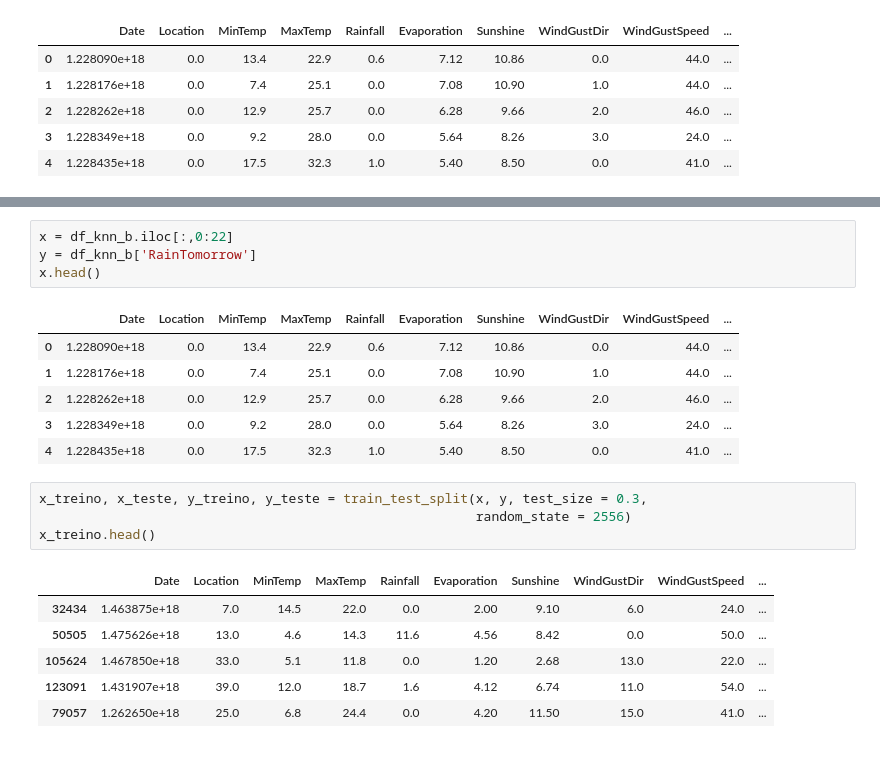
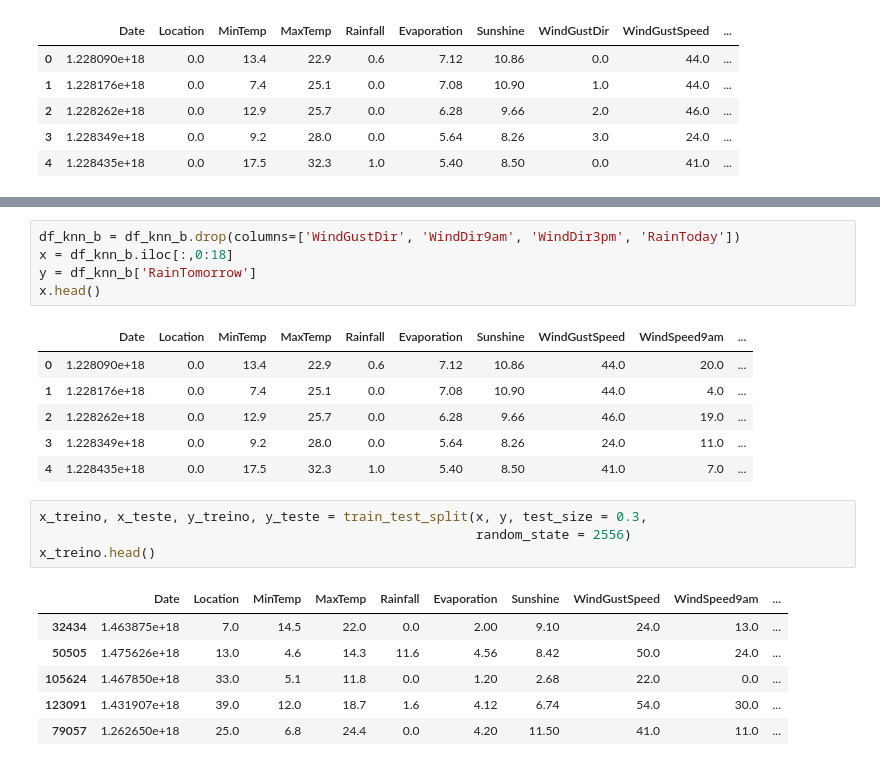
Before and after one commit to arthurnovello/ECM514-Ciencia_dos_Dados, a Jupyter notebook: AUS_ANN_ECM514.ipynb, the cells around one changed output, grey strips where cells are left out. Saved outputs shown, nothing was run; the diff lists cells and outputs as text.

```diff
--- a/AUS_ANN_ECM514.ipynb
+++ b/AUS_ANN_ECM514.ipynb
@@ -495,25 +495,26 @@ RainToday        0
 RainTomorrow     0
 dtype: int64
 # %%
-x = df_knn_b.iloc[:,0:22]
+df_knn_b = df_knn_b.drop(columns=['WindGustDir', 'WindDir9am', 'WindDir3pm', 'RainToday'])
+x = df_knn_b.iloc[:,0:18]
 y = df_knn_b['RainTomorrow']
 x.head()
 # %% [output]
-|  | Date | Location | MinTemp | MaxTemp | Rainfall | Evaporation | Sunshine | WindGustDir | WindGustSpeed | ... |
-| 0 | 1.228090e+18 | 0.0 | 13.4 | 22.9 | 0.6 | 7.12 | 10.86 | 0.0 | 44.0 | ... |
-| 1 | 1.228176e+18 | 0.0 | 7.4 | 25.1 | 0.0 | 7.08 | 10.90 | 1.0 | 44.0 | ... |
-| 2 | 1.228262e+18 | 0.0 | 12.9 | 25.7 | 0.0 | 6.28 | 9.66 | 2.0 | 46.0 | ... |
-| 3 | 1.228349e+18 | 0.0 | 9.2 | 28.0 | 0.0 | 5.64 | 8.26 | 3.0 | 24.0 | ... |
-| 4 | 1.228435e+18 | 0.0 | 17.5 | 32.3 | 1.0 | 5.40 | 8.50 | 0.0 | 41.0 | ... |
+|  | Date | Location | MinTemp | MaxTemp | Rainfall | Evaporation | Sunshine | WindGustSpeed | WindSpeed9am | ... |
+| 0 | 1.228090e+18 | 0.0 | 13.4 | 22.9 | 0.6 | 7.12 | 10.86 | 44.0 | 20.0 | ... |
+| 1 | 1.228176e+18 | 0.0 | 7.4 | 25.1 | 0.0 | 7.08 | 10.90 | 44.0 | 4.0 | ... |
+| 2 | 1.228262e+18 | 0.0 | 12.9 | 25.7 | 0.0 | 6.28 | 9.66 | 46.0 | 19.0 | ... |
+| 3 | 1.228349e+18 | 0.0 | 9.2 | 28.0 | 0.0 | 5.64 | 8.26 | 24.0 | 11.0 | ... |
+| 4 | 1.228435e+18 | 0.0 | 17.5 | 32.3 | 1.0 | 5.40 | 8.50 | 41.0 | 7.0 | ... |
 # %%
 x_treino, x_teste, y_treino, y_teste = train_test_split(x, y, test_size = 0.3,
                                                         random_state = 2556)
 x_treino.head()
 # %% [output]
-|  | Date | Location | MinTemp | MaxTemp | Rainfall | Evaporation | Sunshine | WindGustDir | WindGustSpeed | ... |
-| 32434 | 1.463875e+18 | 7.0 | 14.5 | 22.0 | 0.0 | 2.00 | 9.10 | 6.0 | 24.0 | ... |
-| 50505 | 1.475626e+18 | 13.0 | 4.6 | 14.3 | 11.6 | 4.56 | 8.42 | 0.0 | 50.0 | ... |
-| 105624 | 1.467850e+18 | 33.0 | 5.1 | 11.8 | 0.0 | 1.20 | 2.68 | 13.0 | 22.0 | ... |
-| 123091 | 1.431907e+18 | 39.0 | 12.0 | 18.7 | 1.6 | 4.12 | 6.74 | 11.0 | 54.0 | ... |
-| 79057 | 1.262650e+18 | 25.0 | 6.8 | 24.4 | 0.0 | 4.20 | 11.50 | 15.0 | 41.0 | ... |
+|  | Date | Location | MinTemp | MaxTemp | Rainfall | Evaporation | Sunshine | WindGustSpeed | WindSpeed9am | ... |
+| 32434 | 1.463875e+18 | 7.0 | 14.5 | 22.0 | 0.0 | 2.00 | 9.10 | 24.0 | 13.0 | ... |
+| 50505 | 1.475626e+18 | 13.0 | 4.6 | 14.3 | 11.6 | 4.56 | 8.42 | 50.0 | 24.0 | ... |
+| 105624 | 1.467850e+18 | 33.0 | 5.1 | 11.8 | 0.0 | 1.20 | 2.68 | 22.0 | 0.0 | ... |
+| 123091 | 1.431907e+18 | 39.0 | 12.0 | 18.7 | 1.6 | 4.12 | 6.74 | 54.0 | 30.0 | ... |
+| 79057 | 1.262650e+18 | 25.0 | 6.8 | 24.4 | 0.0 | 4.20 | 11.50 | 41.0 | 11.0 | ... |
 # %%
```
Also changed, not shown: parts of 67 cells of this notebook.
